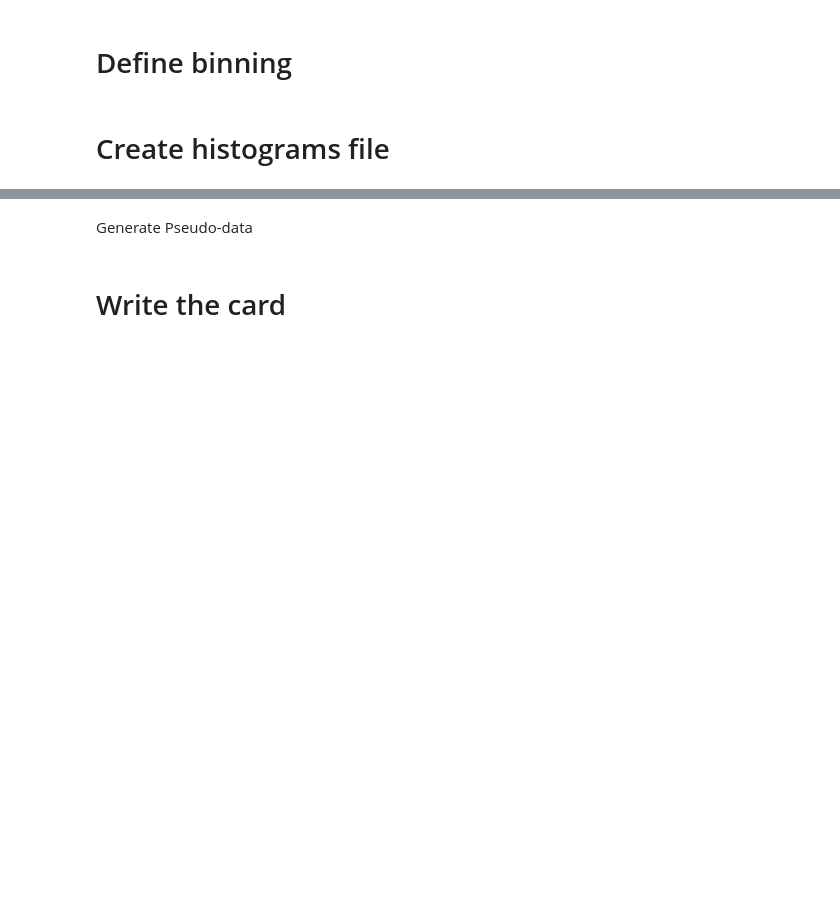
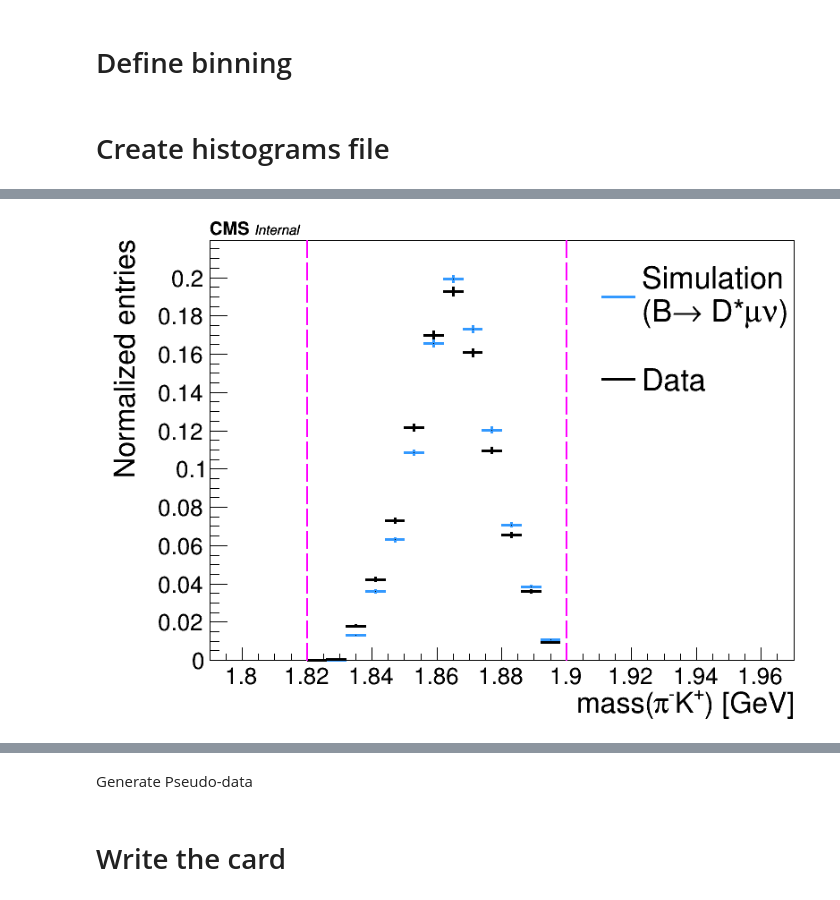
Before and after one commit to ocerri/BPH_RD_Analysis, a Jupyter notebook: plot_scripts/Data_MC_comparison/simple_v0.ipynb, the cells around one changed output, grey strips where cells are left out. Drawn from its saved outputs; the diff is of its cells as text; code cells hidden in the pictures; blank space fills up the shorter version.

```diff
--- a/plot_scripts/Data_MC_comparison/simple_v0.ipynb
+++ b/plot_scripts/Data_MC_comparison/simple_v0.ipynb
@@ -1,7 +1,7 @@
 # %% [markdown]
 First test to compare data and MC
 # %%
-trgMu_pt_region = 'mid'
+trgMu_pt_region = 'high'
 # %% [markdown]
 # Import
 # %%
@@ -26,7 +26,7 @@ rt.RooMsgService.instance().setGlobalKillBelow(rt.RooFit.ERROR)
 import root_numpy as rtnp
 
 from analysis_utilities import drawOnCMSCanvas, extarct, extarct_multiple, createSel
-from histo_utilities import create_TH1D, create_TH2D, std_color_list
+from histo_utilities import create_TH1D, create_TH2D, std_color_list, SetMaxToMaxHist, make_ratio_plot
 from cebefo_style import Set_2D_colz_graphics
 from gridVarQ2Plot import plot_gridVarQ2
 from progressBar import ProgressBar
@@ -36,6 +36,6 @@ tdrstyle.setTDRStyle()
 CMS_lumi.writeExtraText = 1
 
 
-CMS_lumi.extraText = "Internal"
+CMS_lumi.extraText = 5*' '+ 'Internal'
 
 donotdelete = []
@@ -157,9 +184,12 @@ def create_dSet(inputs, serial=False):
                 N_acc += 1
                 aux = (ev.q2_D0pismu[j], ev.Est_mu_D0pismu[j], ev.M2_miss_D0pismu[j])
                 aux += (ev.trgMu_pt, ev.trgMu_sigdxy)
-                aux += (ev.B_D0pismu_pt[j], ev.B_D0pismu_eta[j])
+                aux += (ev.B_D0pismu_pt[j], ev.B_D0pismu_eta[j], ev.B_D0pismu_phi[j])
+                aux += (ev.mass_piK[j], ev.mass_D0pis[j])
+                aux += (ev.K_refitpiK_pt[j], ev.pi_refitpiK_pt[j])
+                aux += (ev.D0_refitD0pismu_pt[j], ev.pis_refitD0pismu_pt[j], ev.Dst_refitD0pismu_pt[j])
                 if not n == 'data':
-                    aux += (ev.MC_B_pt, ev.MC_B_eta)
+                    aux += (ev.MC_B_pt, ev.MC_B_eta, ev.MC_B_phi)
                 if n in ['tau', 'mu']:
                     aux += (
                            ev.wh_CLNCentral,
@@ -180,9 +210,12 @@ def create_dSet(inputs, serial=False):
 
         print n, ': Loop done'
         leafs_names = ['q2', 'Est_mu', 'M2_miss', 'trgMu_pt', 'trgMu_sigdxy']
-        leafs_names += ['B_pt', 'B_eta']
+        leafs_names += ['B_pt', 'B_eta', 'B_phi']
+        leafs_names += ['mass_piK', 'mass_D0pis']
+        leafs_names += ['K_pt', 'pi_pt']
+        leafs_names += ['D0_pt', 'pis_pt', 'Dst_pt']
         if not n == 'data':
-            leafs_names += ['MC_B_pt', 'MC_B_eta']
+            leafs_names += ['MC_B_pt', 'MC_B_eta', 'MC_B_phi']
         if n in ['tau', 'mu']:
             leafs_names += ['wh_CLNCentral', 'wh_CLNR0Down', 'wh_CLNR0Up', 'wh_CLNR1Down', 'wh_CLNR1Up', 'wh_CLNR2Down', 'wh_CLNR2Up', 'wh_CLNRhoSqDown', 'wh_CLNRhoSqUp']
 
@@ -228,0 +304,54 @@ Hc : Events: 591
+# %%
+h_l = []
+
+leg = rt.TLegend(0.7, 0.6, 0.97, 0.92)
+var = 'mass_piK'
+xtitle = 'mass(#pi^{-}K^{+}) [GeV]'
+local_binning = [30, 1.79, 1.97]
+
+leg.SetTextFont(42)
+leg.SetTextAlign(12)
+leg.SetLineWidth(0)
+leg.SetBorderSize(0)
+
+
+d = dSet['mu']
+w = cal_pT.f['C'](d['MC_B_pt'])*d['wh_CLNCentral']
+h = create_TH1D(d[var], name='h_'+var+'_mu', title='mu',
+                axis_title=[xtitle, 'Normalized entries'],
+                binning=local_binning,
+                opt='underflow,overflow',
+                weights=w,
+                scale_histo=1./np.sum(w) if not w is None else 1./float(d['trgMu_pt'].shape[0]),
+               )
+h.SetLineColor(colors['mu'])
+h.SetLineWidth(3)
+leg.AddEntry(h, '#splitline{Simulation}{('+label_dic['mu']+')}', 'l')
+h_l.append(h)
+
+d = dSet['data']
+h = create_TH1D(d[var], name='h_'+var+'_'+n, title=n,
+                binning=local_binning,
+                opt='underflow,overflow',
+                scale_histo=1./float(d['trgMu_pt'].shape[0]),
+               )
+h.SetLineColor(colors['data'])
+h.SetLineWidth(3)
+leg.AddEntry(h, label_dic['data'], 'l')
+h_l.append(h)
+
+
+m = SetMaxToMaxHist(h_l)
+c = drawOnCMSCanvas(CMS_lumi, h_l, 'same')
+leg.Draw()
+l = rt.TLine()
+l.SetLineColor(6)
+l.SetLineStyle(9)
+l.SetLineWidth(2)
+
+l.DrawLine(1.82, 0, 1.82, m)
+l.DrawLine(1.9, 0, 1.9, m)
+c.Draw()
+# c.SetLogy()
+# %% [output]
+[figure, added]
```
Also changed, not shown: parts of 14 cells of this notebook, 25 other files.
